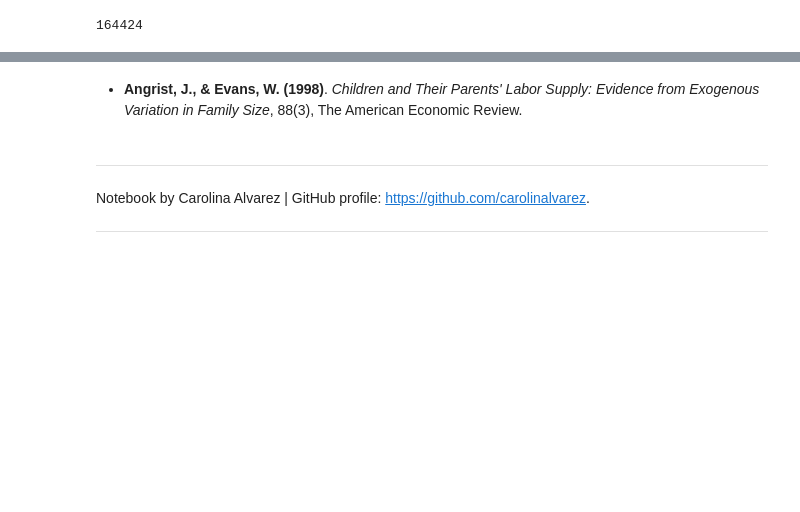
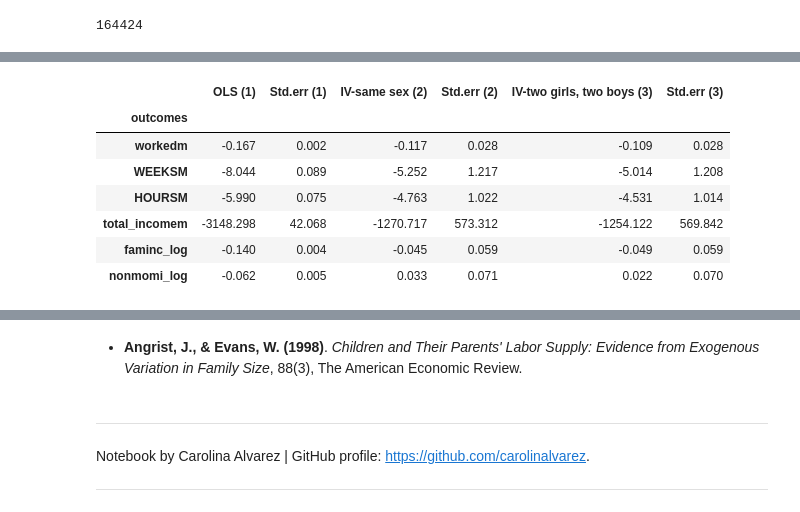
Before and after one commit to carolinalvarez/angrist-and-evans-1998-python, a Jupyter notebook: Angrist_and_Evans_1998.ipynb, the cells around one changed output, grey strips where cells are left out. Cells and saved outputs as stored; diff of their text form; code cells hidden in the pictures; blank space fills up the shorter version.

```diff
--- a/Angrist_and_Evans_1998.ipynb
+++ b/Angrist_and_Evans_1998.ipynb
@@ -671,0 +695,12 @@ Table7
+# %%
+Table7_2=OLS_Labor_Supply_Models(msample, outcomes_labor_supply, controls_OLS, controls_IV_1, controls_IV_2)
+Table7_2
+# %% [output]
+|  | OLS (1) | Std.err (1) | IV-same sex (2) | Std.err (2) | IV-two girls, two boys (3) | Std.err (3) |
+| outcomes |  |  |  |  |  |  |
+| workedm | -0.167 | 0.002 | -0.117 | 0.028 | -0.109 | 0.028 |
+| WEEKSM | -8.044 | 0.089 | -5.252 | 1.217 | -5.014 | 1.208 |
+| HOURSM | -5.990 | 0.075 | -4.763 | 1.022 | -4.531 | 1.014 |
+| total_incomem | -3148.298 | 42.068 | -1270.717 | 573.312 | -1254.122 | 569.842 |
+| faminc_log | -0.140 | 0.004 | -0.045 | 0.059 | -0.049 | 0.059 |
+| nonmomi_log | -0.062 | 0.005 | 0.033 | 0.071 | 0.022 | 0.070 |
```
Also changed, not shown: parts of 10 cells of this notebook.
